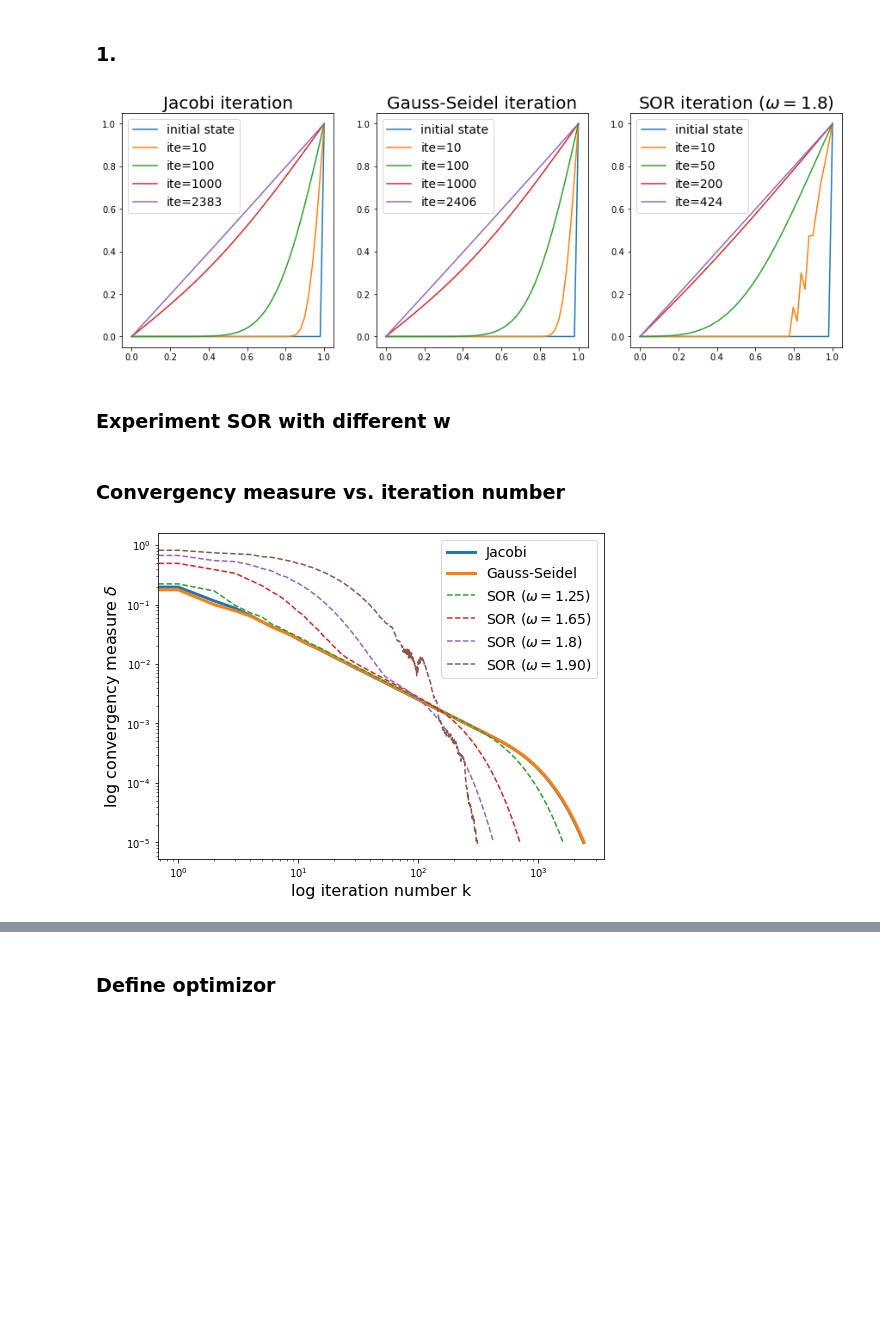
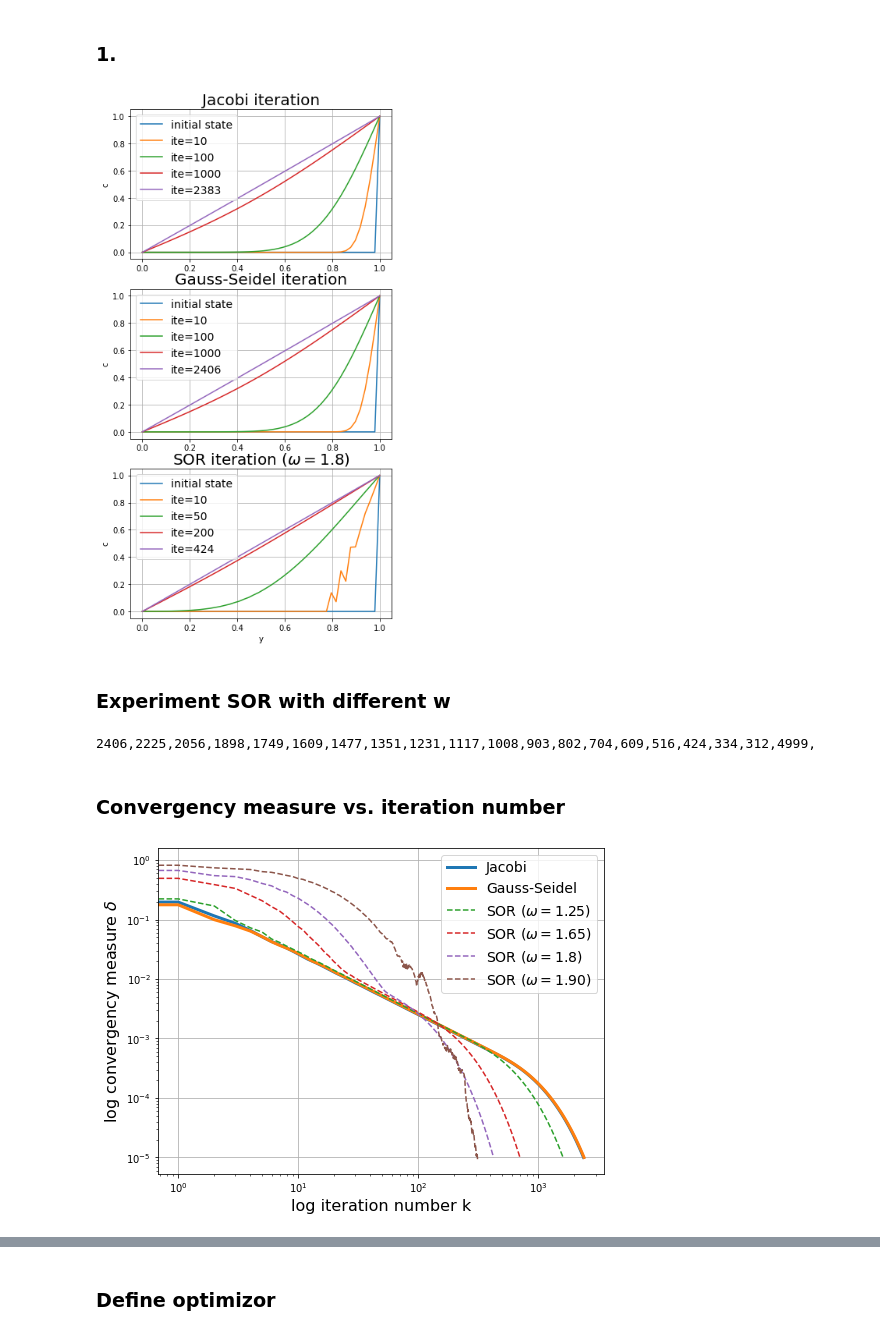
Before and after one commit to Alex-notmyname/MSC-Computational-Science, a Jupyter notebook: Scientific_Computing/Set 1 report/Exercise_1_3.ipynb, the cells around one changed output, grey strips where cells are left out. Saved outputs shown, nothing was run; the diff lists cells and outputs as text; code cells hidden in the pictures; blank space fills up the shorter version.

```diff
--- a/Scientific_Computing/Set 1 report/Exercise_1_3.ipynb
+++ b/Scientific_Computing/Set 1 report/Exercise_1_3.ipynb
@@ -145,7 +145,7 @@ if __name__ == '__main__':
         c_store_g[k+1, :, :] = c_g
 
         diff_g = c_g - c_keep
-        delta_g[k] = max(diff_g.max(), diff_g.min(), key=abs)
+        delta_g[k] = abs(max(diff_g.max(), diff_g.min(), key=abs))
 
         if delta_g[k] < e:
             print(k)
@@ -161,5 +161,5 @@ if __name__ == '__main__':
 # %%
-def sink_detector(i, j, num=0, length=0, lower_bound=0, upper_bound=1):
+def object_detector(i, j, num=0, length=0, lower_bound=0, upper_bound=1):
     num = num
     l = length
     passcheck = 0
@@ -222,7 +222,7 @@ def implement_sor(max_ite=5000, w=1.8, e=1e-5, N=50, num=0, length=0):
             for i in range(N):
                 ####################################################################
                 # Check if the point (i,j) lies within the sink!
-                passcheck = sink_detector(i=i*delta_x, j=j*delta_x, num=num, length=length)
+                passcheck = object_detector(i=i*delta_x, j=j*delta_x, num=num, length=length)
                 if passcheck == 0:
                     c_s[i, j] = SOR_solver(i, j, n_i=N, c_k=c_keep_s, c_k_1=c_s, w=w)
                 else:
@@ -234,7 +234,7 @@ def implement_sor(max_ite=5000, w=1.8, e=1e-5, N=50, num=0, length=0):
 
         # apply the threshold
         diff_s = c_s - c_keep_s
-        delta_s[k] = max(diff_s.max(), diff_g.min(), key=abs)
+        delta_s[k] = abs(max(diff_s.max(), diff_s.min(), key=abs))
 
         if delta_s[k] < e:
             break
@@ -246,4 +246,5 @@ def implement_sor(max_ite=5000, w=1.8, e=1e-5, N=50, num=0, length=0):
     return c_store_s, delta_s, k
 # %%
 if __name__ == '__main__':
-    c_store_s, delta_s, k = implement_sor()
+    c_store_s, delta_s, k_s = implement_sor(w=1.8)
+print(k_s)
@@ -255,37 +258,44 @@ if __name__ == '__main__':
 N = 50
 y_plot = np.linspace(0, 1, N)
 
-plt.rcParams['figure.figsize'] = (15, 5)
+plt.rcParams['figure.figsize'] = (6, 12)
 
-fig1, ax1 = plt.subplots(1,3)
+fig1, ax1 = plt.subplots(3,1)
 
 plot_j = [10, 100, 1000, 2383]
 plot_g = [10, 100, 1000, 2406]
 plot_sor = [10, 50, 200, 424]
 
 ax1[0].plot(y_plot, c_store_J[0, 0, :], label='initial state')
 ax1[1].plot(y_plot, c_store_g[0, 0, :], label='initial state')
 ax1[2].plot(y_plot, c_store_s[0, 0, :], label='initial state')
 
 for i in plot_j:
     ax1[0].plot(y_plot, c_store_J[i+1, 0, :], label='ite=%i' % i)
 ax1[0].legend(fontsize=14)
 
 for j in plot_g:
     ax1[1].plot(y_plot, c_store_g[j+1, 0, :], label='ite=%i' % j)
 ax1[1].legend(fontsize=14)
 
 for k in plot_sor:
     ax1[2].plot(y_plot, c_store_s[k+1, 0, :], label='ite=%i' % k)
 ax1[2].legend(fontsize=14)
 
 ax1[0].set_title('Jacobi iteration', fontsize=20)
 ax1[1].set_title('Gauss-Seidel iteration', fontsize=20)
 ax1[2].set_title(r'SOR iteration ($\omega=1.8$)', fontsize=20)
 
+ax1[0].set(ylabel='c')
+ax1[1].set(ylabel='c')
+ax1[2].set(xlabel='y', ylabel='c')
+
+ax1[0].grid(visible=True)
+ax1[1].grid(visible=True)
+ax1[2].grid(visible=True)
 plt.show()
 # %% [output]
-[figure, old version]
+[figure, new version]
 # %% [markdown]
 ### Experiment SOR with different w
 # %%
@@ -300,11 +310,14 @@ if __name__ == '__main__':
     k_store = []
 
     for iteration, w in enumerate(w_value):
-        c_store_w, delta_s_w, k = implement_sor(w=w)
+        c_store_w, delta_s_w, k_w = implement_sor(w=w)
         k_store.append(k)
+        print(k_w, end=',')
 
         # Store the convergency measures for each w value
         delta_sw_store[iteration, :] = delta_s_w
+# %% [output]
+2406,2225,2056,1898,1749,1609,1477,1351,1231,1117,1008,903,802,704,609,516,424,334,312,4999,
 # %% [markdown]
 ### Convergency measure vs. iteration number
 # %%
@@ -332,7 +345,8 @@ ax2.yaxis.label.set_size(16)
 
 ax2.legend(fontsize=14, loc='upper right')
 
+ax2.grid(visible=True)
 plt.show()
 # %% [output]
-[figure, old version]
+[figure, new version]
 # %% [markdown]
```
Also changed, not shown: parts of 23 cells of this notebook, 13 other files.
